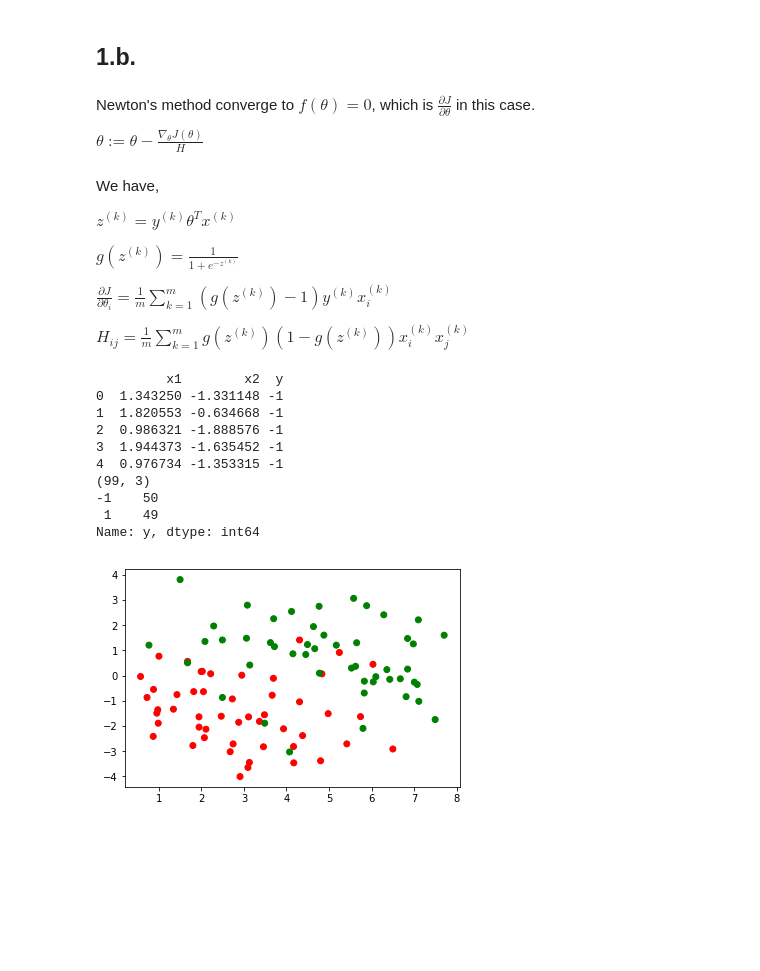
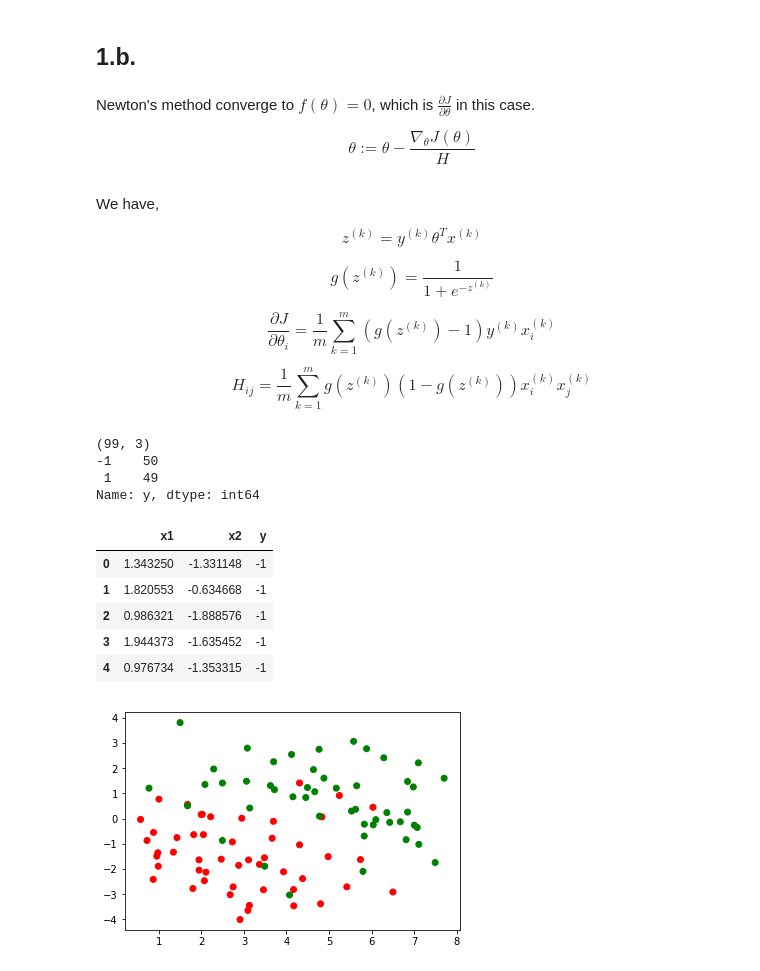
Before and after one commit to Conglang/DeepOps, a Jupyter notebook: stanford_cs229/ps1/ps1_1_logistic_regression.ipynb, the cells around one changed output. Cells and saved outputs as stored; diff of their text form; code cells hidden in the pictures; blank space fills up the shorter version.

```diff
--- a/stanford_cs229/ps1/ps1_1_logistic_regression.ipynb
+++ b/stanford_cs229/ps1/ps1_1_logistic_regression.ipynb
@@ -57,24 +57,24 @@ because $0<g(z)<1$, $z^TH \ge 0$, so $H$ is PSD, which implies that J is convex,
 # %% [markdown]
 Newton's method converge to $f(\theta) = 0$, which is $\frac{\partial J}{\partial \theta}$ in this case.
 
-$
+$$
 \theta := \theta - \frac{\nabla_\theta J(\theta)}{H}
-$
+$$
 # %% [markdown]
 We have,
 
-$z^{(k)} = y^{(k)} \theta^T x^{(k)}$
+$$z^{(k)} = y^{(k)} \theta^T x^{(k)}$$
 
-$g(z^{(k)}) = \frac{1}{1 + e^{-z^{(k)}}}$
+$$g(z^{(k)}) = \frac{1}{1 + e^{-z^{(k)}}}$$
 
-$
+$$
 \frac{\partial J}{\partial \theta_i}
  = \frac{1}{m} \sum_{k=1}^{m} (g(z^{(k)}) - 1) y^{(k)} x_i^{(k)}
-$
+$$
 
-$
+$$
 H_{ij} = \frac{1}{m} \sum_{k=1}^{m} g(z^{(k)})(1 - g(z^{(k)})) x_i^{(k)} x_j^{(k)}
-$
+$$
 # %%
 import numpy as np
 import pandas as pd
@@ -88,20 +88,22 @@ X_df = pd.read_table('http://cs229.stanford.edu/ps/ps1/logistic_x.txt', sep = '\
 y_df = pd.read_table('http://cs229.stanford.edu/ps/ps1/logistic_y.txt', names = ['y'], dtype = {'y': np.int})
 data = X_df.copy()
 data['y'] = y_df
-print(data.head())
 print(data.shape)
 print(data['y'].value_counts())
 # %% [output]
-         x1        x2  y
-0  1.343250 -1.331148 -1
-1  1.820553 -0.634668 -1
-2  0.986321 -1.888576 -1
-3  1.944373 -1.635452 -1
-4  0.976734 -1.353315 -1
 (99, 3)
 -1    50
  1    49
 Name: y, dtype: int64
+# %%
+data.head()
+# %% [output]
+|  | x1 | x2 | y |
+| 0 | 1.343250 | -1.331148 | -1 |
+| 1 | 1.820553 | -0.634668 | -1 |
+| 2 | 0.986321 | -1.888576 | -1 |
+| 3 | 1.944373 | -1.635452 | -1 |
+| 4 | 0.976734 | -1.353315 | -1 |
 # %%
 # plot
 colors = ['red', 'green']
```
Also changed, not shown: parts of 2 cells of this notebook, 3 other files.
